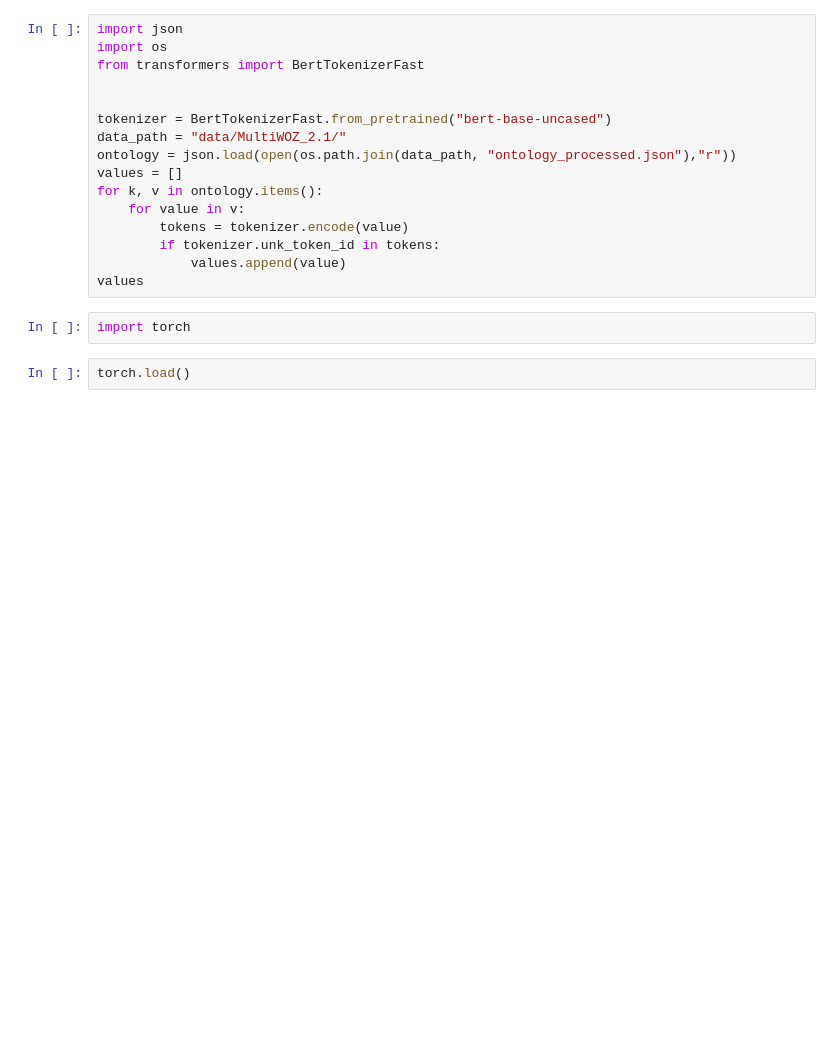
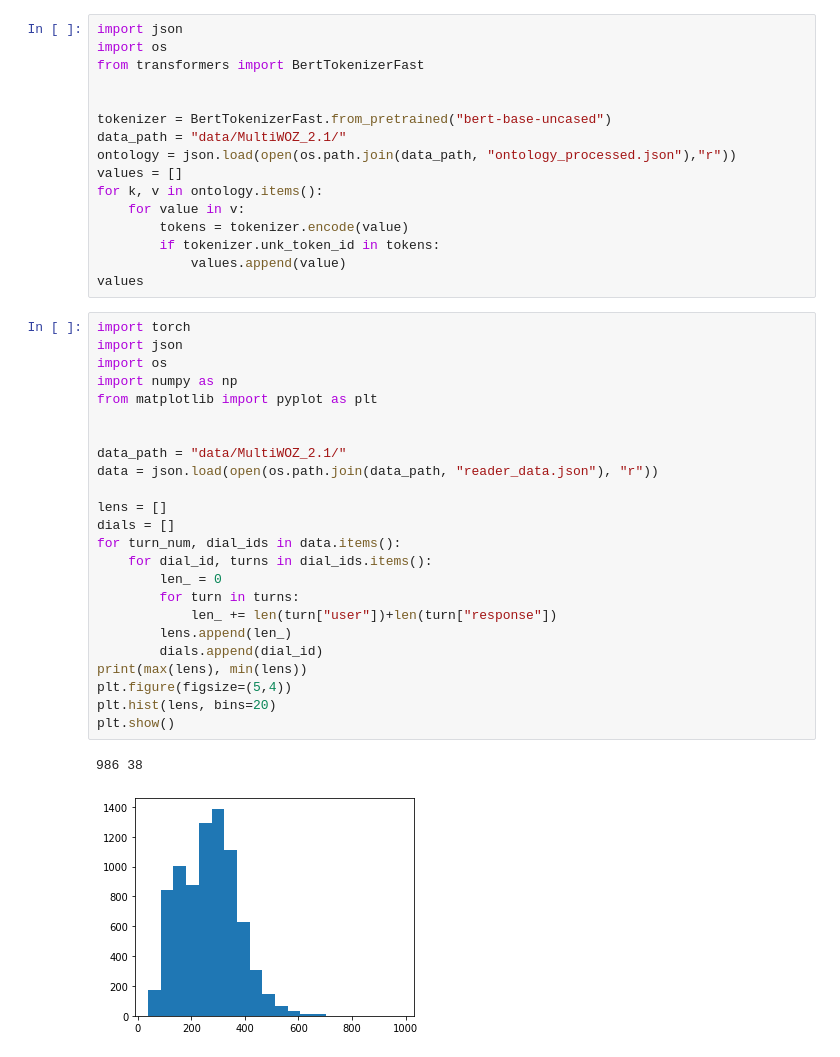
Before and after one commit to gusalsdmlwlq/DS-DST, a Jupyter notebook: ds-dst.ipynb, the cells around one changed output. Drawn from its saved outputs; the diff is of its cells as text; blank space fills up the shorter version.

```diff
--- a/ds-dst.ipynb
+++ b/ds-dst.ipynb
@@ -571,7 +571,30 @@ for k, v in ontology.items():
         if tokenizer.unk_token_id in tokens:
             values.append(value)
 values
-# %%
-import torch
-# %%
-torch.load()
+# %%
+import torch
+import json
+import os
+import numpy as np
+from matplotlib import pyplot as plt
+
+
+data_path = "data/MultiWOZ_2.1/"
+data = json.load(open(os.path.join(data_path, "reader_data.json"), "r"))
+
+lens = []
+dials = []
+for turn_num, dial_ids in data.items():
+    for dial_id, turns in dial_ids.items():
+        len_ = 0
+        for turn in turns:
+            len_ += len(turn["user"])+len(turn["response"])
+        lens.append(len_)
+        dials.append(dial_id)
+print(max(lens), min(lens))
+plt.figure(figsize=(5,4))
+plt.hist(lens, bins=20)
+plt.show()
+# %% [output]
+986 38
+[figure, added]
```
Also changed, not shown: 5 other files.
